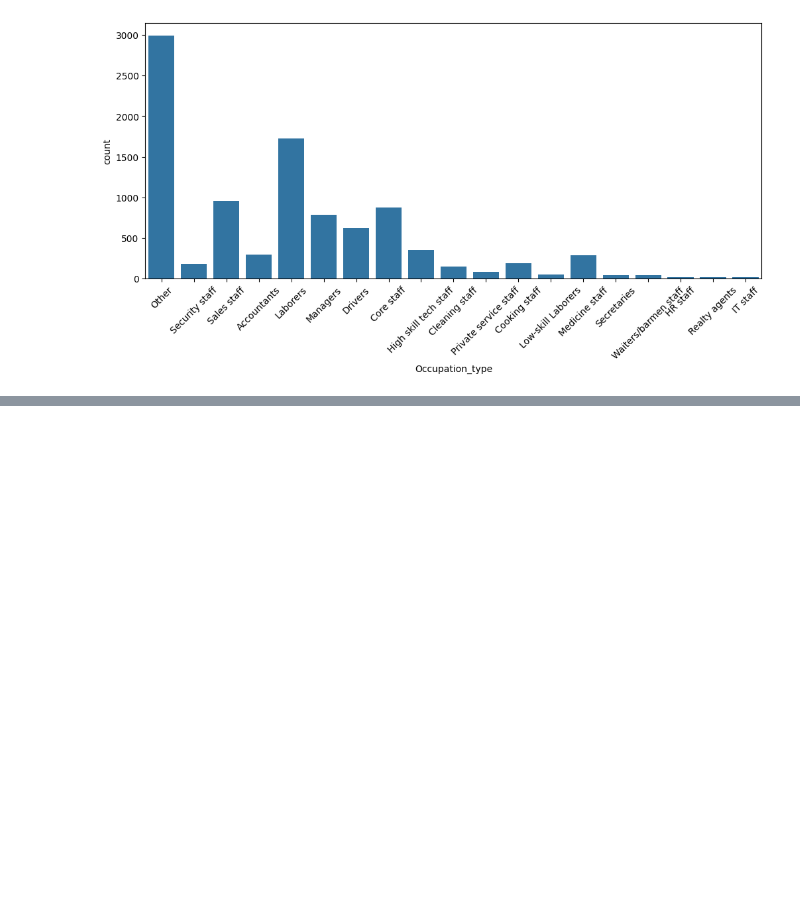
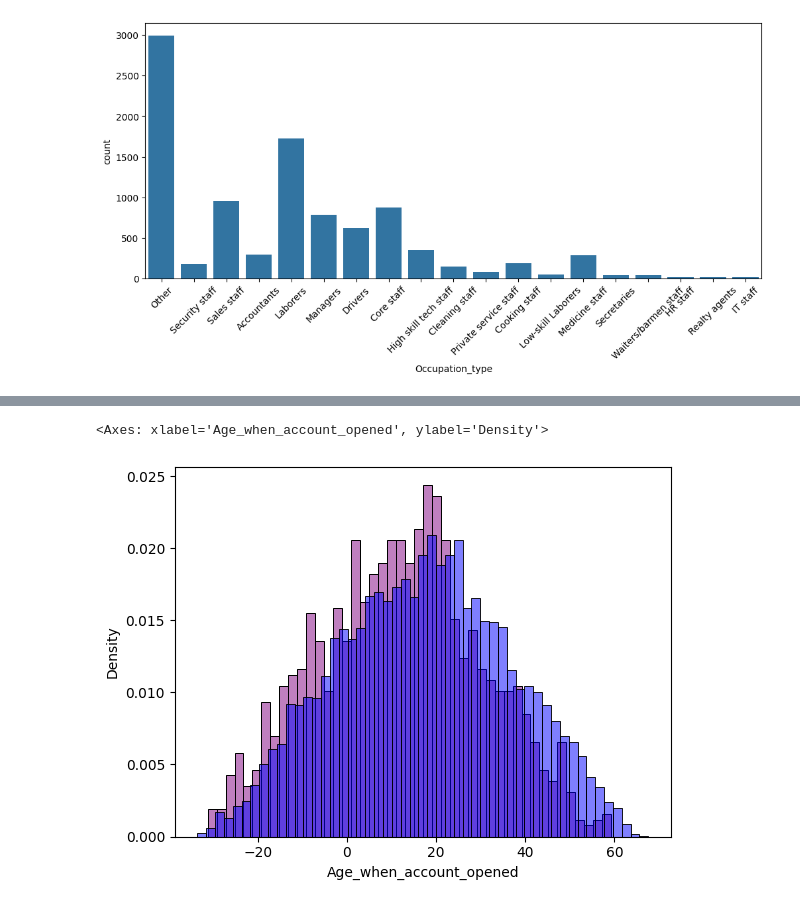
Before and after one commit to NIGHTF1RE/NaturalLanguageProcessing, a Jupyter notebook: One-Shot Notebooks/Credit Card Eligibility/Credit Card Eligibility.ipynb, the cells around one changed output, grey strips where cells are left out. Saved outputs shown, nothing was run; the diff lists cells and outputs as text; code cells hidden in the pictures; blank space fills up the shorter version.

```diff
--- a/One-Shot Notebooks/Credit Card Eligibility/Credit Card Eligibility.ipynb
+++ b/One-Shot Notebooks/Credit Card Eligibility/Credit Card Eligibility.ipynb
@@ -95,0 +133,7 @@ There isn't too much interesting from just the distributions of these categorica
+# %%
+ax = plt.figure()
+sns.histplot(df.loc[df['Target']==1,'Age_when_account_opened'], color = 'purple', alpha=0.5, binwidth=2, stat='density')
+sns.histplot(df.loc[df['Target']==0,'Age_when_account_opened'], color = 'blue', alpha=0.5, binwidth=2, stat='density')
+# %% [output]
+<Axes: xlabel='Age_when_account_opened', ylabel='Density'>
+[figure, added]
```
Also changed, not shown: parts of 21 cells of this notebook.
